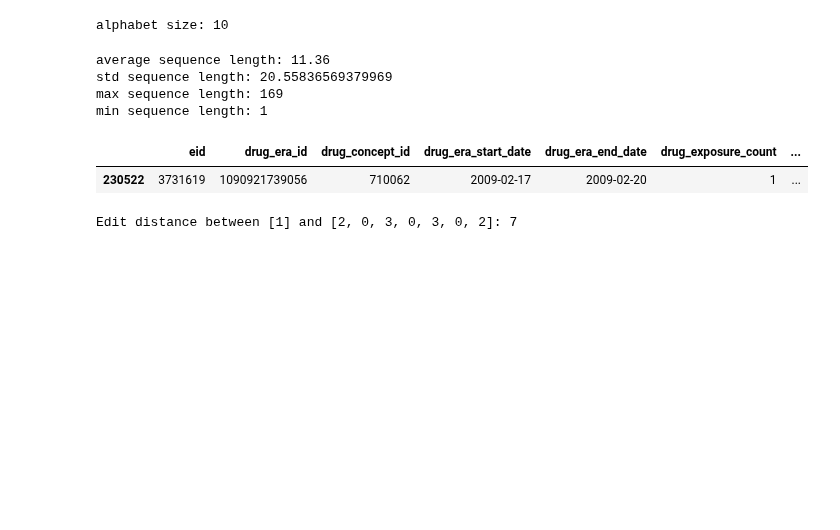
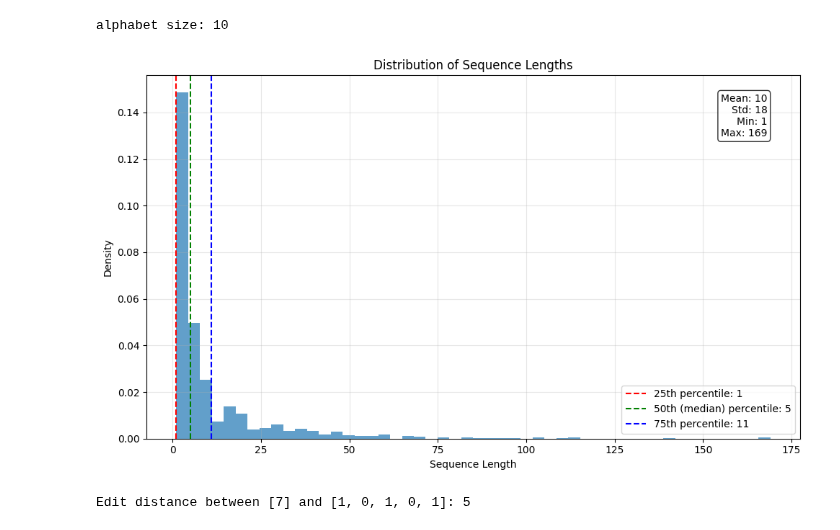
Before and after one commit to spicadust/Project_PerMed, a Jupyter notebook: notebooks/pattern/pattern_score.ipynb, the cells around one changed output. Cells and saved outputs as stored; diff of their text form; code cells hidden in the pictures; blank space fills up the shorter version.

```diff
--- a/notebooks/pattern/pattern_score.ipynb
+++ b/notebooks/pattern/pattern_score.ipynb
@@ -58,13 +58,3 @@ def eid_to_sequence(eid_df: pd.DataFrame):
 eids = np.random.choice(df_n06a["eid"].unique(), 1000)
 sequences = [eid_to_sequence(df_n06a[df_n06a["eid"] == eid]) for eid in eids]
 sequence_lengths = [len(sequence) for sequence in sequences]
-
-print(f"average sequence length: {np.mean(sequence_lengths)}")
-print(f"std sequence length: {np.std(sequence_lengths)}")
-print(f"max sequence length: {np.max(sequence_lengths)}")
-print(f"min sequence length: {np.min(sequence_lengths)}")
-# %% [output]
-average sequence length: 11.36
-std sequence length: 20.55836569379969
-max sequence length: 169
-min sequence length: 1
@@ -75,5 +61,43 @@ sequence2 = sequences[12]
-# %%
-df_n06a[df_n06a["eid"] == eids[10]]
-# %% [output]
-|  | eid | drug_era_id | drug_concept_id | drug_era_start_date | drug_era_end_date | drug_exposure_count | ... |
-| 230522 | 3731619 | 1090921739056 | 710062 | 2009-02-17 | 2009-02-20 | 1 | ... |
+# %%
+# Calculate quantiles
+quantiles = [0.25, 0.5, 0.75]
+q_values = np.quantile(sequence_lengths, quantiles)
+
+# Create the plot
+plt.figure(figsize=(10, 6))
+
+# Plot histogram
+n, bins, patches = plt.hist(sequence_lengths, bins=50, density=True, alpha=0.7)
+
+# Add vertical lines for quantiles
+colors = ["r", "g", "b"]
+labels = ["25th", "50th (median)", "75th"]
+for q, c, l in zip(q_values, colors, labels):
+    plt.axvline(x=q, color=c, linestyle="--", label=f"{l} percentile: {int(q)}")
+
+# Customize plot
+plt.title("Distribution of Sequence Lengths")
+plt.xlabel("Sequence Length")
+plt.ylabel("Density")
+plt.legend()
+plt.grid(True, alpha=0.3)
+
+# Add text with statistics
+stats_text = f"Mean: {int(np.mean(sequence_lengths))}\n"
+stats_text += f"Std: {int(np.std(sequence_lengths))}\n"
+stats_text += f"Min: {int(np.min(sequence_lengths))}\n"
+stats_text += f"Max: {int(np.max(sequence_lengths))}"
+plt.text(
+    0.95,
+    0.95,
+    stats_text,
+    transform=plt.gca().transAxes,
+    verticalalignment="top",
+    horizontalalignment="right",
+    bbox=dict(boxstyle="round", facecolor="white", alpha=0.8),
+)
+
+plt.tight_layout()
+plt.show()
+# %% [output]
+[figure, added]
@@ -115,11 +146,14 @@ def sequence_edit_distance(seq1: list, seq2: list) -> int:
     return dp[m][n]
 
 
+sequence1 = sequences[0]
+sequence2 = sequences[1]
+
 # Example usage:
 distance = sequence_edit_distance(sequence1, sequence2)
 print(f"Edit distance between {sequence1} and {sequence2}: {distance}")
 # %% [output]
-Edit distance between [1] and [2, 0, 3, 0, 3, 0, 2]: 7
+Edit distance between [7] and [1, 0, 1, 0, 1]: 5
 # %%
 import numpy as np
 from scipy.cluster.hierarchy import linkage, dendrogram, fcluster
```
Also changed, not shown: parts of 6 cells of this notebook.
